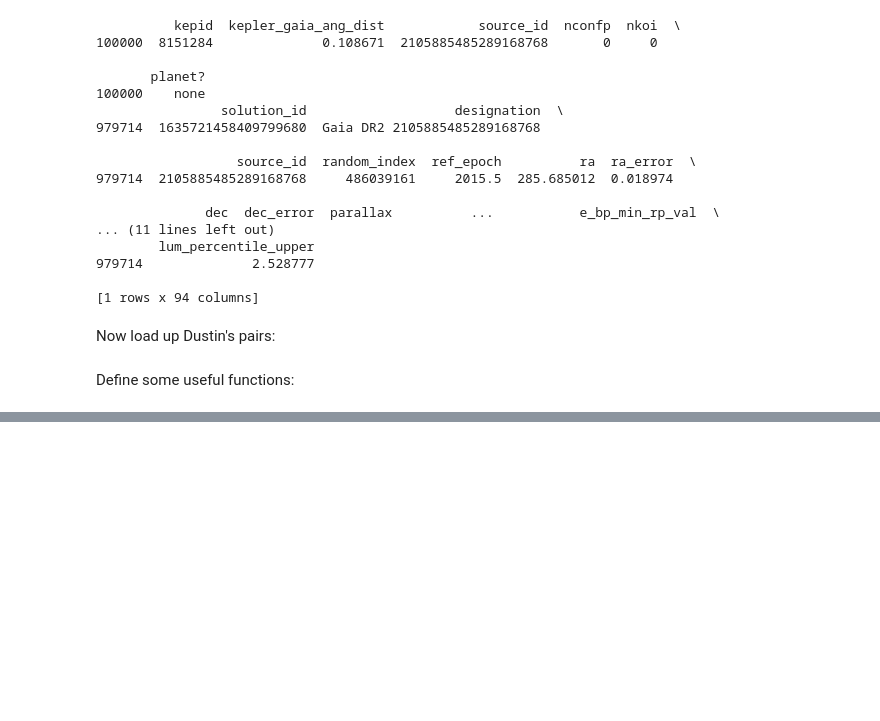
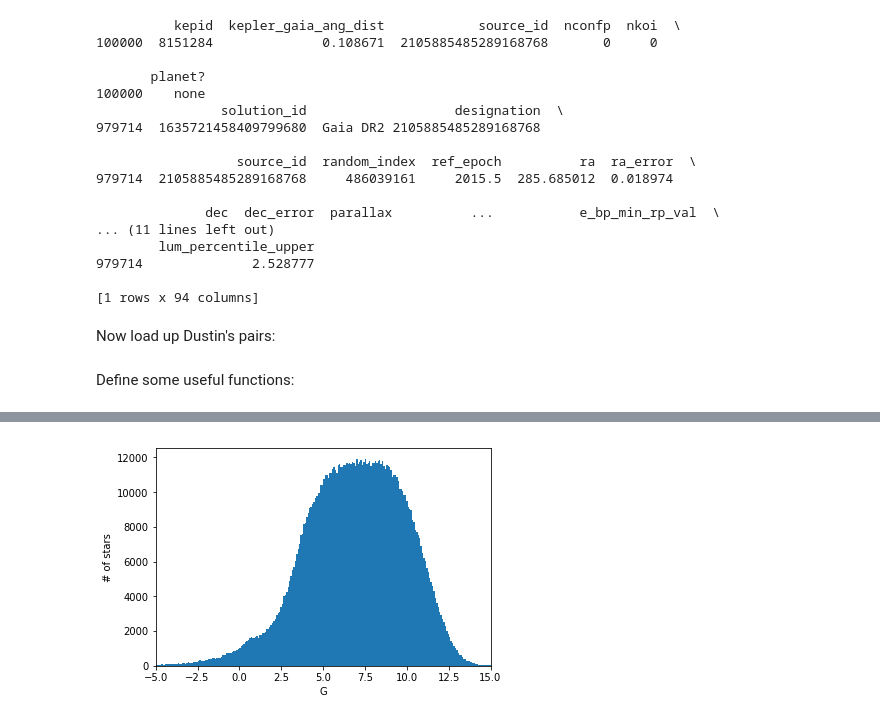
Before and after one commit to megbedell/kepler-pairs, a Jupyter notebook: notebooks/all-kepler-matches.ipynb, the cells around one changed output, grey strips where cells are left out. Saved outputs shown, nothing was run; the diff lists cells and outputs as text; code cells hidden in the pictures; blank space fills up the shorter version.

```diff
--- a/notebooks/all-kepler-matches.ipynb
+++ b/notebooks/all-kepler-matches.ipynb
@@ -147,0 +167,8 @@ plt.yscale('log')
+# %%
+len_inds, len_matches = np.shape(pairs)
+pairs_inds = np.array([np.arange(len_inds),]*len_matches).transpose()
+pairs_ind1s = pairs_inds[matches_mask]
+pairs_ind2s = pairs[matches_mask]
+# %%
+def read_match_attr(ind1, ind2, attr):
+    return table.iloc[ind1][attr], table.iloc[ind2][attr]
@@ -147,0 +232,17 @@ plt.yscale('log')
+# %%
+(gmag1, gmag2) = read_match_attr(pairs_ind1s, pairs_ind2s, 'phot_g_mean_mag')
+(plx1, plx2) = read_match_attr(pairs_ind1s, pairs_ind2s, 'parallax')
+dist1 = 1.e3/plx1
+absg1 = gmag1 - 5.*(np.log10(dist1) - 1.)
+dist2 = 1.e3/plx2
+absg2 = gmag2 - 5.*(np.log10(dist2) - 1.)
+# %%
+mask = np.all(np.vstack([np.isfinite(absg1), np.isfinite(absg2)]), axis=0)
+absg = np.append(absg1[mask], absg2[mask])
+hist = plt.hist(absg, bins=500)
+plt.xlim([-5,15])
+plt.xlabel('G')
+plt.ylabel('# of stars')
+plt.savefig('absmag_hist.png')
+# %% [output]
+[figure, added]
```
Also changed, not shown: parts of 18 cells of this notebook.
